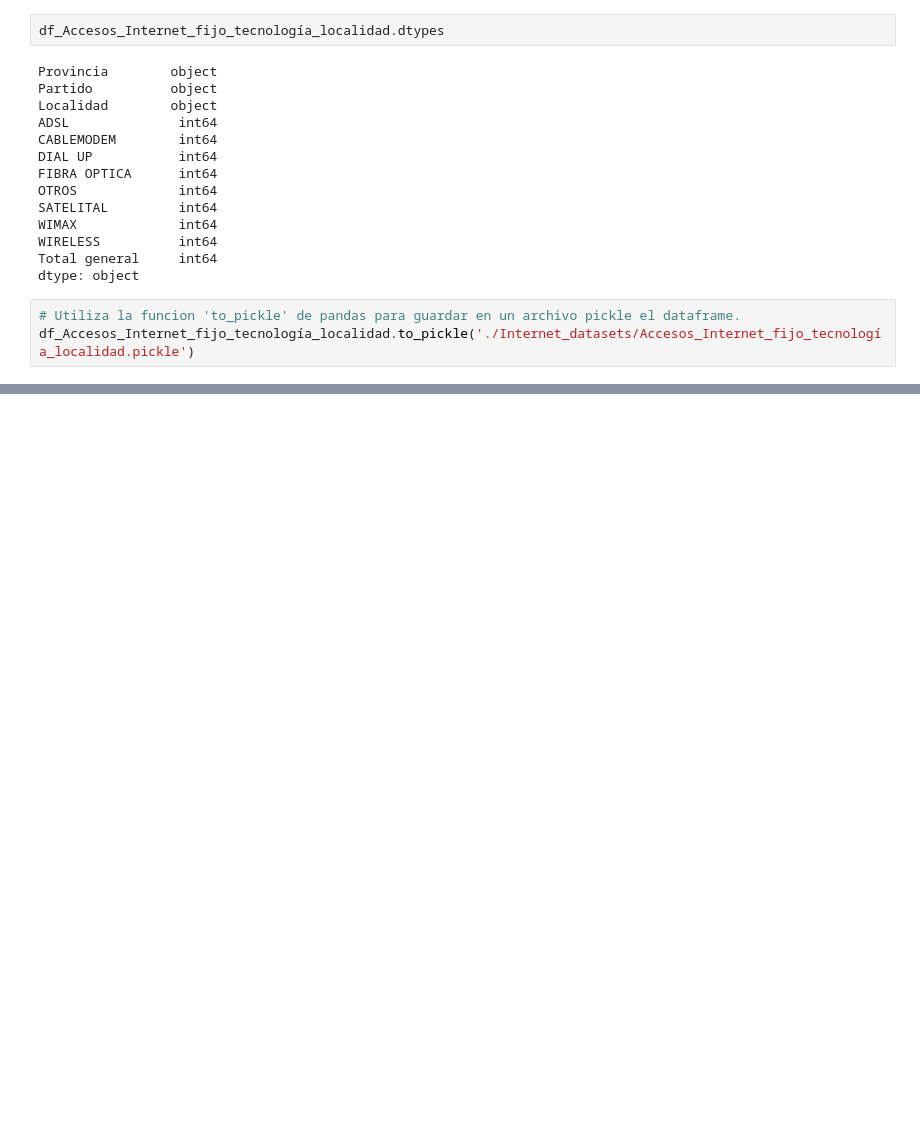
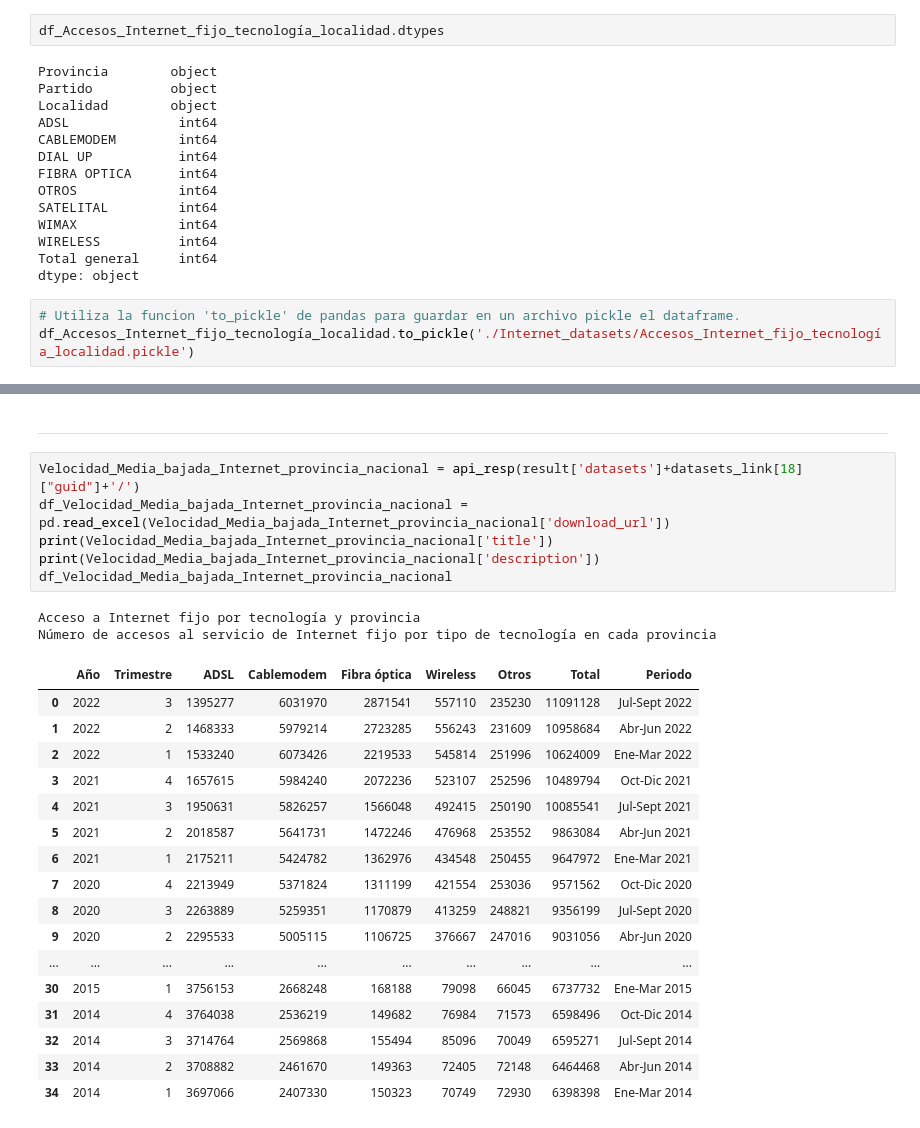
Before and after one commit to Galo0000/Analitics_Proyect, a Jupyter notebook: Extracion_datos.ipynb, the cells around one changed output, grey strips where cells are left out. Drawn from its saved outputs; the diff is of its cells as text; blank space fills up the shorter version.

```diff
--- a/Extracion_datos.ipynb
+++ b/Extracion_datos.ipynb
@@ -308,0 +392,28 @@ df_Accesos_Internet_fijo_tecnología_localidad.to_pickle('./Internet_datasets/Ac
+# %% [markdown]
+***
+# %%
+Velocidad_Media_bajada_Internet_provincia_nacional = api_resp(result['datasets']+datasets_link[18]["guid"]+'/')
+df_Velocidad_Media_bajada_Internet_provincia_nacional = pd.read_excel(Velocidad_Media_bajada_Internet_provincia_nacional['download_url'])
+print(Velocidad_Media_bajada_Internet_provincia_nacional['title'])
+print(Velocidad_Media_bajada_Internet_provincia_nacional['description'])
+df_Velocidad_Media_bajada_Internet_provincia_nacional
+# %% [output]
+Acceso a Internet fijo por tecnología y provincia
+Número de accesos al servicio de Internet fijo por tipo de tecnología en cada provincia
+|  | Año | Trimestre | ADSL | Cablemodem | Fibra óptica | Wireless | Otros | Total | Periodo |
+| 0 | 2022 | 3 | 1395277 | 6031970 | 2871541 | 557110 | 235230 | 11091128 | Jul-Sept 2022 |
+| 1 | 2022 | 2 | 1468333 | 5979214 | 2723285 | 556243 | 231609 | 10958684 | Abr-Jun 2022 |
+| 2 | 2022 | 1 | 1533240 | 6073426 | 2219533 | 545814 | 251996 | 10624009 | Ene-Mar 2022 |
+| 3 | 2021 | 4 | 1657615 | 5984240 | 2072236 | 523107 | 252596 | 10489794 | Oct-Dic 2021 |
+| 4 | 2021 | 3 | 1950631 | 5826257 | 1566048 | 492415 | 250190 | 10085541 | Jul-Sept 2021 |
+| 5 | 2021 | 2 | 2018587 | 5641731 | 1472246 | 476968 | 253552 | 9863084 | Abr-Jun 2021 |
+| 6 | 2021 | 1 | 2175211 | 5424782 | 1362976 | 434548 | 250455 | 9647972 | Ene-Mar 2021 |
+| 7 | 2020 | 4 | 2213949 | 5371824 | 1311199 | 421554 | 253036 | 9571562 | Oct-Dic 2020 |
+| 8 | 2020 | 3 | 2263889 | 5259351 | 1170879 | 413259 | 248821 | 9356199 | Jul-Sept 2020 |
+| 9 | 2020 | 2 | 2295533 | 5005115 | 1106725 | 376667 | 247016 | 9031056 | Abr-Jun 2020 |
+| ... | ... | ... | ... | ... | ... | ... | ... | ... | ... |
+| 30 | 2015 | 1 | 3756153 | 2668248 | 168188 | 79098 | 66045 | 6737732 | Ene-Mar 2015 |
+| 31 | 2014 | 4 | 3764038 | 2536219 | 149682 | 76984 | 71573 | 6598496 | Oct-Dic 2014 |
+| 32 | 2014 | 3 | 3714764 | 2569868 | 155494 | 85096 | 70049 | 6595271 | Jul-Sept 2014 |
+| 33 | 2014 | 2 | 3708882 | 2461670 | 149363 | 72405 | 72148 | 6464468 | Abr-Jun 2014 |
+| 34 | 2014 | 1 | 3697066 | 2407330 | 150323 | 70749 | 72930 | 6398398 | Ene-Mar 2014 |
```
Also changed, not shown: parts of 19 cells of this notebook, 19 other files.
